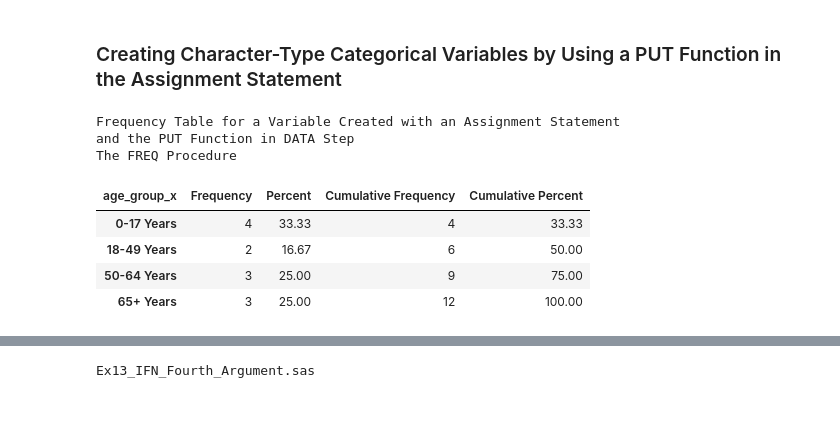
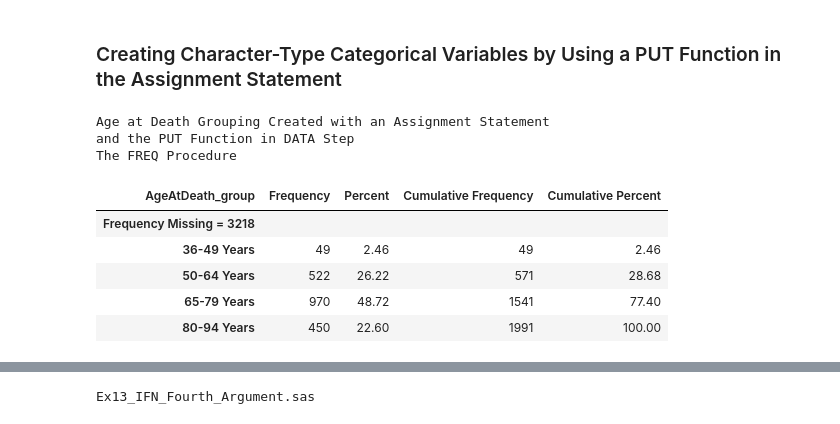
Before and after one commit to ProcJimi/curriculum, a Jupyter notebook: Week3/Week3_Part2.ipynb, the cells around one changed output, grey strips where cells are left out. Cells and saved outputs as stored; diff of their text form; code cells hidden in the pictures.

```diff
--- a/Week3/Week3_Part2.ipynb
+++ b/Week3/Week3_Part2.ipynb
@@ -44,32 +72,31 @@ The FREQ Procedure
 # %% [markdown]
 ### Creating Character-Type Categorical Variables by Using a PUT Function in the Assignment Statement
 # %%
- *Ex9_Create_vars_Different_Ways.sas (part 4);
  proc format ;
- value agefmt low-17 = '0-17 Years'
-              18-49 = '18-49 Years'
+ value agefmt low-49 = '36-49 Years'
               50-64 = '50-64 Years'
-              65-High = '65+ Years' ;
-  data Have4;
- input age @@ ;
+              65-79 = '65-79 Years'
+              80-94 = '80-94 Years' ;
+  data Heart;
+  length AgeAtDeath_group $25;
+  set sashelp.heart;
   *Character-type categorical variables using a PUT function;
-  age_group_x=put(age, agefmt.);
-  datalines;
-  0 5 10 17 40 48 50 59 62 81 99 100
-  ;
- title 'Frequency Table for a Variable Created with an Assignment Statement';
+  if ageatdeath ne . then ageatdeath_group=put(ageatdeath, agefmt.);
+
+ title 'Age at Death Grouping Created with an Assignment Statement';
  title2 'and the PUT Function in DATA Step';
- proc freq data=Have4;
- table age_group_x ;
+ proc freq data=Heart;
+ table  ageatdeath_group ;
 run;
 title;
 # %% [output]
-Frequency Table for a Variable Created with an Assignment Statement
+Age at Death Grouping Created with an Assignment Statement
 and the PUT Function in DATA Step
 The FREQ Procedure
-| age_group_x | Frequency | Percent | Cumulative Frequency | Cumulative Percent |
-| 0-17 Years | 4 | 33.33 | 4 | 33.33 |
-| 18-49 Years | 2 | 16.67 | 6 | 50.00 |
-| 50-64 Years | 3 | 25.00 | 9 | 75.00 |
-| 65+ Years | 3 | 25.00 | 12 | 100.00 |
+| AgeAtDeath_group | Frequency | Percent | Cumulative Frequency | Cumulative Percent |
+| Frequency Missing = 3218 |  |  |  |  |
+| 36-49 Years | 49 | 2.46 | 49 | 2.46 |
+| 50-64 Years | 522 | 26.22 | 571 | 28.68 |
+| 65-79 Years | 970 | 48.72 | 1541 | 77.40 |
+| 80-94 Years | 450 | 22.60 | 1991 | 100.00 |
 # %%
```
Also changed, not shown: parts of 27 cells of this notebook, 6 other files.
